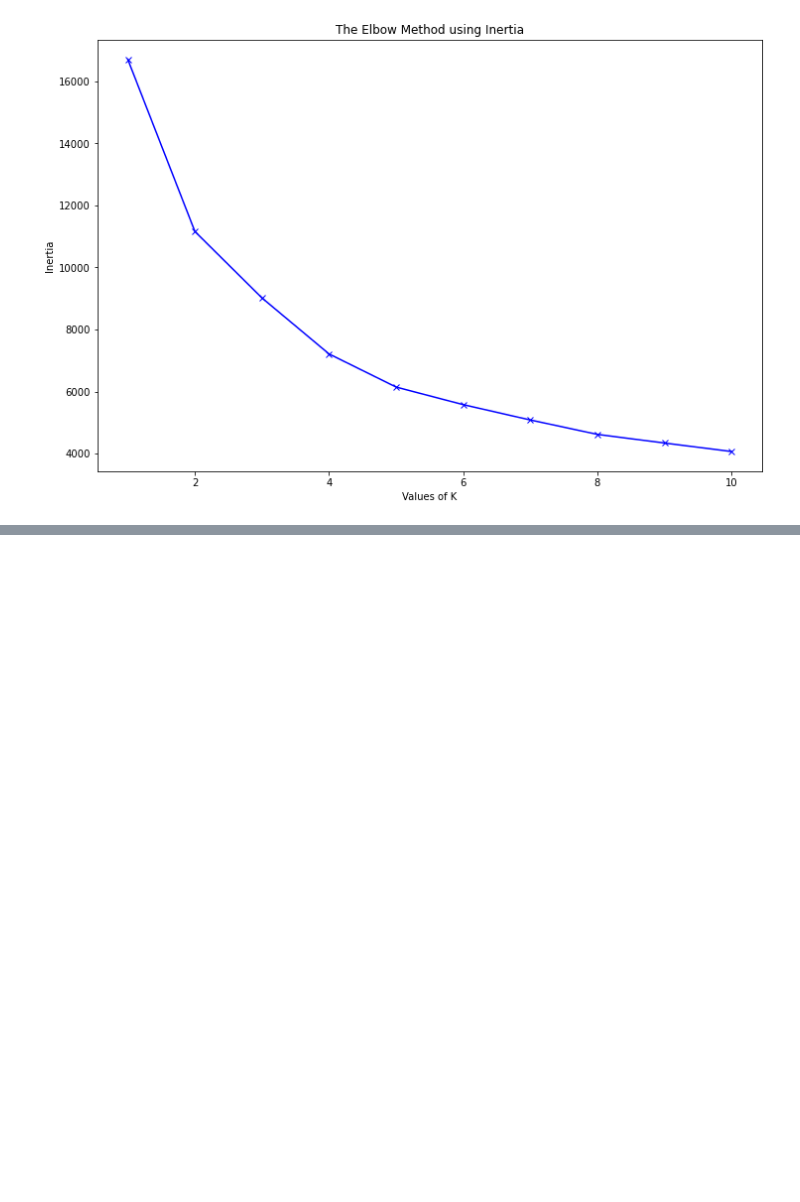
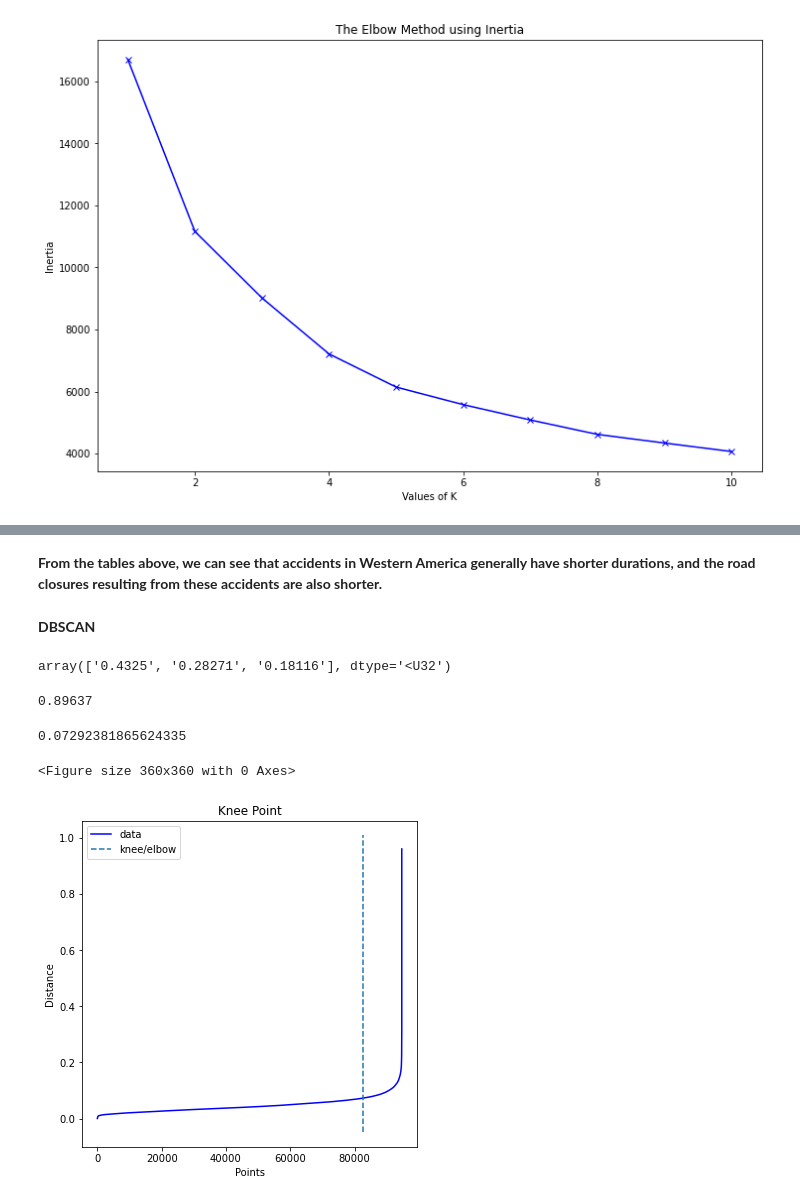
Before and after one commit to NikosKokosis/US-Accidents, a Jupyter notebook: Code/US-Accidents_Clustering.ipynb, the cells around one changed output, grey strips where cells are left out. Cells and saved outputs as stored; diff of their text form; code cells hidden in the pictures; blank space fills up the shorter version.

```diff
--- a/Code/US-Accidents_Clustering.ipynb
+++ b/Code/US-Accidents_Clustering.ipynb
@@ -355,0 +386,4 @@ knee_distance*2
+# %% [markdown]
+**From the tables above, we can see that accidents in Western America generally have shorter durations, and the road closures resulting from these accidents are also shorter.**
+# %% [markdown]
+**DBSCAN**
@@ -356 +398,33 @@ knee_distance*2
+# %%
+pca.explained_variance_ratio_.round(5).astype(str)
+# %% [output]
+array(['0.4325', '0.28271', '0.18116'], dtype='<U32')
+# %%
+sum(pca.explained_variance_ratio_.round(5))
+# %% [output]
+0.89637
+# %%
+# Finding the Optimal value of EPS
+# Sources:
+# [1] https://www.kaggle.com/code/tanmaymane18/nearestneighbors-to-find-optimal-eps-in-dbscan
+# [2] https://machinelearningknowledge.ai/tutorial-for-dbscan-clustering-in-python-sklearn/
+nearest_neighbors = NearestNeighbors(n_neighbors=11)
+neighbors = nearest_neighbors.fit(X)
+
+distances, indices = neighbors.kneighbors(X)
+distances = np.sort(distances[:,10], axis=0)
+
+i = np.arange(len(distances))
+knee = KneeLocator(i, distances, S=1, curve='convex', direction='increasing', interp_method='polynomial')
+
+fig = plt.figure(figsize=(5, 5))
+knee.plot_knee()
+plt.xlabel("Points")
+plt.ylabel("Distance")
+
+distances[knee.knee]
+# %% [output]
+0.07292381865624335
+<Figure size 360x360 with 0 Axes>
+[figure, added]
 # %%
```
Also changed, not shown: parts of 21 cells of this notebook.
